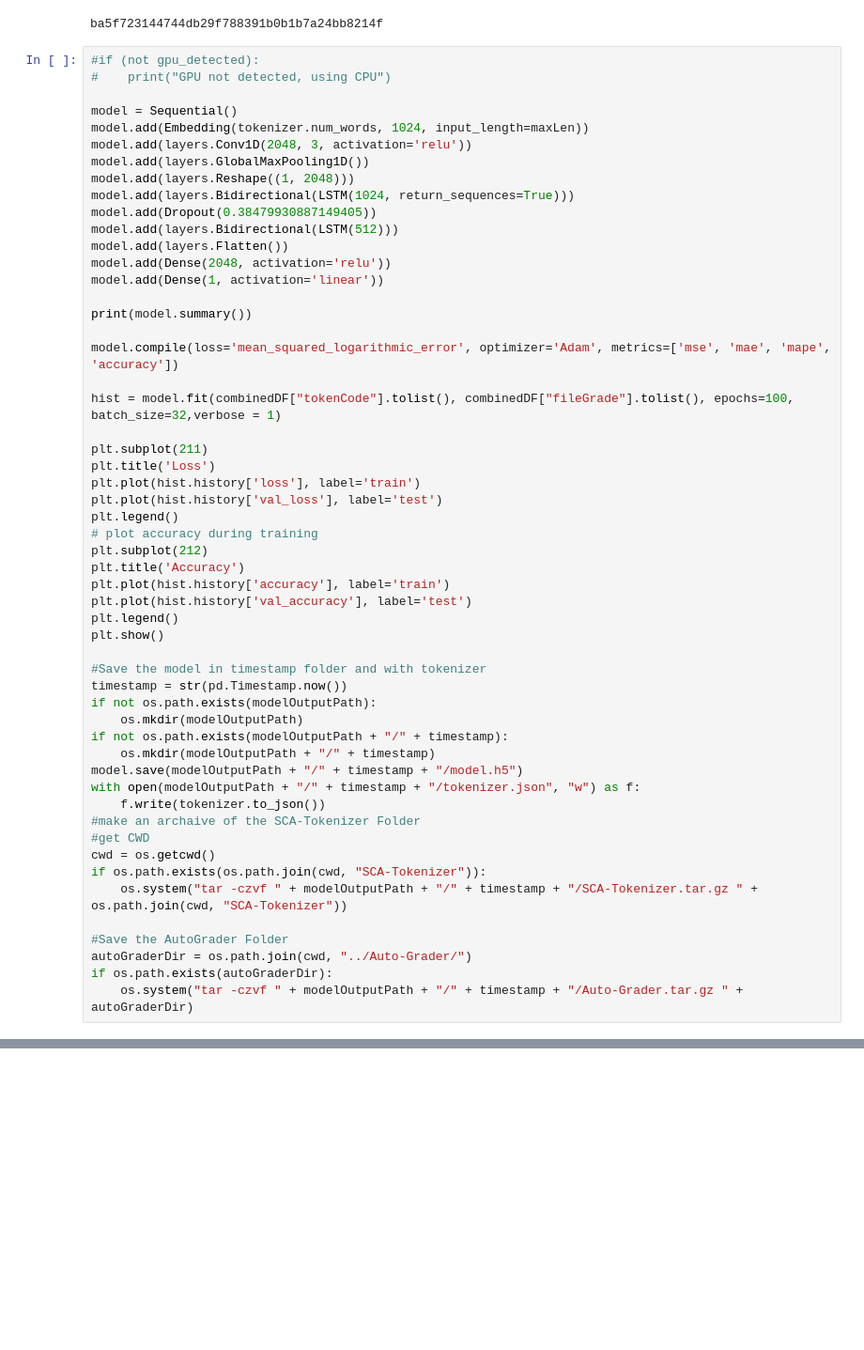
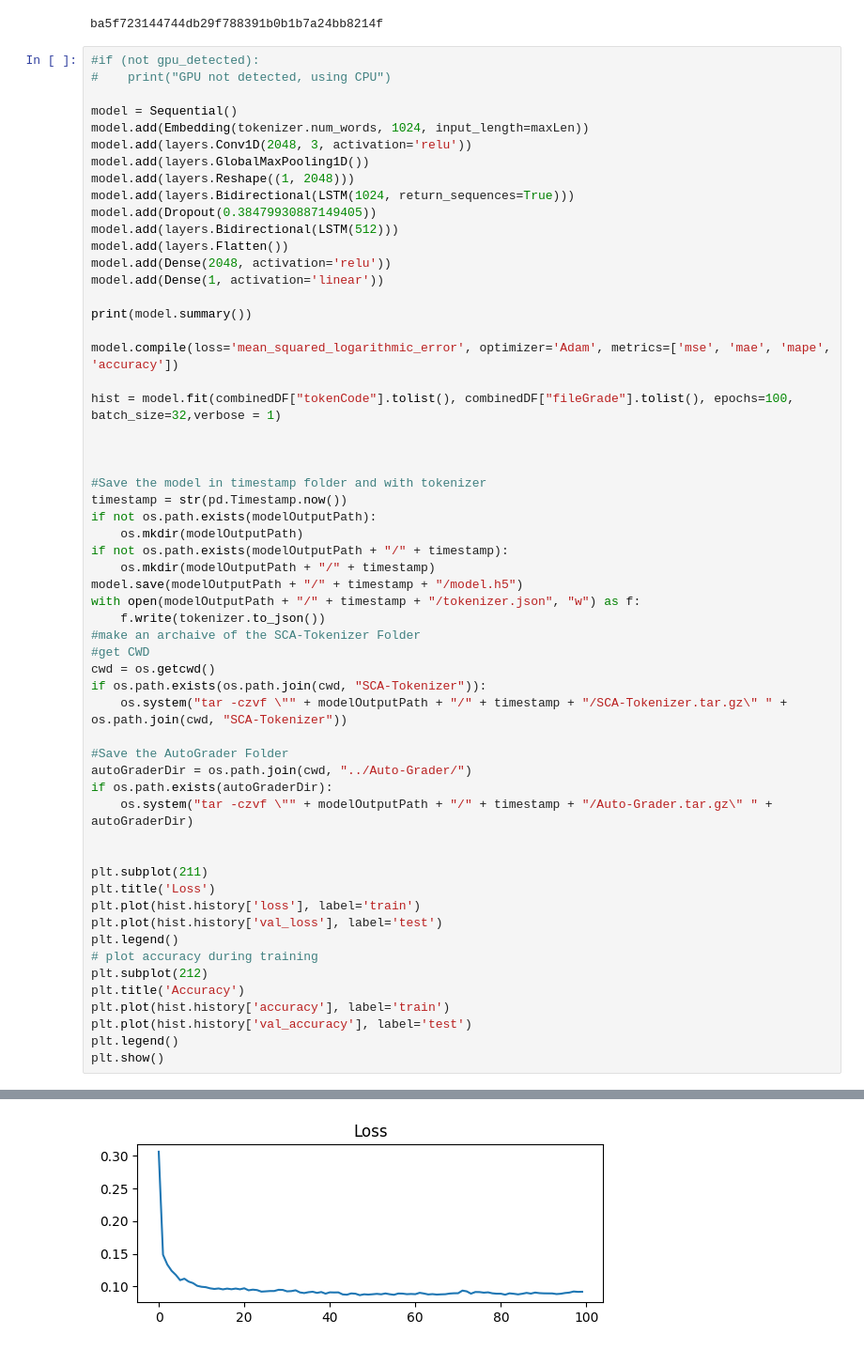
Before and after one commit to alihaider1264/SCA-ML-grade, a Jupyter notebook: Model-Generation/Model Creation 1.ipynb, the cells around one changed output, grey strips where cells are left out. Shown at 94% size. Saved outputs shown, nothing was run; the diff lists cells and outputs as text; blank space fills up the shorter version.

```diff
--- a/Model-Generation/Model Creation 1.ipynb
+++ b/Model-Generation/Model Creation 1.ipynb
@@ -182,18 +188,7 @@ model.compile(loss='mean_squared_logarithmic_error', optimizer='Adam', metrics=[
 
 hist = model.fit(combinedDF["tokenCode"].tolist(), combinedDF["fileGrade"].tolist(), epochs=100, batch_size=32,verbose = 1)
 
-plt.subplot(211)
-plt.title('Loss')
-plt.plot(hist.history['loss'], label='train')
-plt.plot(hist.history['val_loss'], label='test')
-plt.legend()
-# plot accuracy during training
-plt.subplot(212)
-plt.title('Accuracy')
-plt.plot(hist.history['accuracy'], label='train')
-plt.plot(hist.history['val_accuracy'], label='test')
-plt.legend()
-plt.show()
+
 
 #Save the model in timestamp folder and with tokenizer
 timestamp = str(pd.Timestamp.now())
@@ -208,10 +203,24 @@ with open(modelOutputPath + "/" + timestamp + "/tokenizer.json", "w") as f:
 #get CWD
 cwd = os.getcwd()
 if os.path.exists(os.path.join(cwd, "SCA-Tokenizer")):
-    os.system("tar -czvf " + modelOutputPath + "/" + timestamp + "/SCA-Tokenizer.tar.gz " + os.path.join(cwd, "SCA-Tokenizer"))
+    os.system("tar -czvf \"" + modelOutputPath + "/" + timestamp + "/SCA-Tokenizer.tar.gz\" " + os.path.join(cwd, "SCA-Tokenizer"))
 
 #Save the AutoGrader Folder
 autoGraderDir = os.path.join(cwd, "../Auto-Grader/")
 if os.path.exists(autoGraderDir):
-    os.system("tar -czvf " + modelOutputPath + "/" + timestamp + "/Auto-Grader.tar.gz " + autoGraderDir)
+    os.system("tar -czvf \"" + modelOutputPath + "/" + timestamp + "/Auto-Grader.tar.gz\" " + autoGraderDir)
+
+
+plt.subplot(211)
+plt.title('Loss')
+plt.plot(hist.history['loss'], label='train')
+plt.plot(hist.history['val_loss'], label='test')
+plt.legend()
+# plot accuracy during training
+plt.subplot(212)
+plt.title('Accuracy')
+plt.plot(hist.history['accuracy'], label='train')
+plt.plot(hist.history['val_accuracy'], label='test')
+plt.legend()
+plt.show()
 # %% [output]
@@ -234,0 +272 @@ Epoch 9/100
+[figure, added]
```
Also changed, not shown: parts of 7 cells of this notebook, 3 other files.
